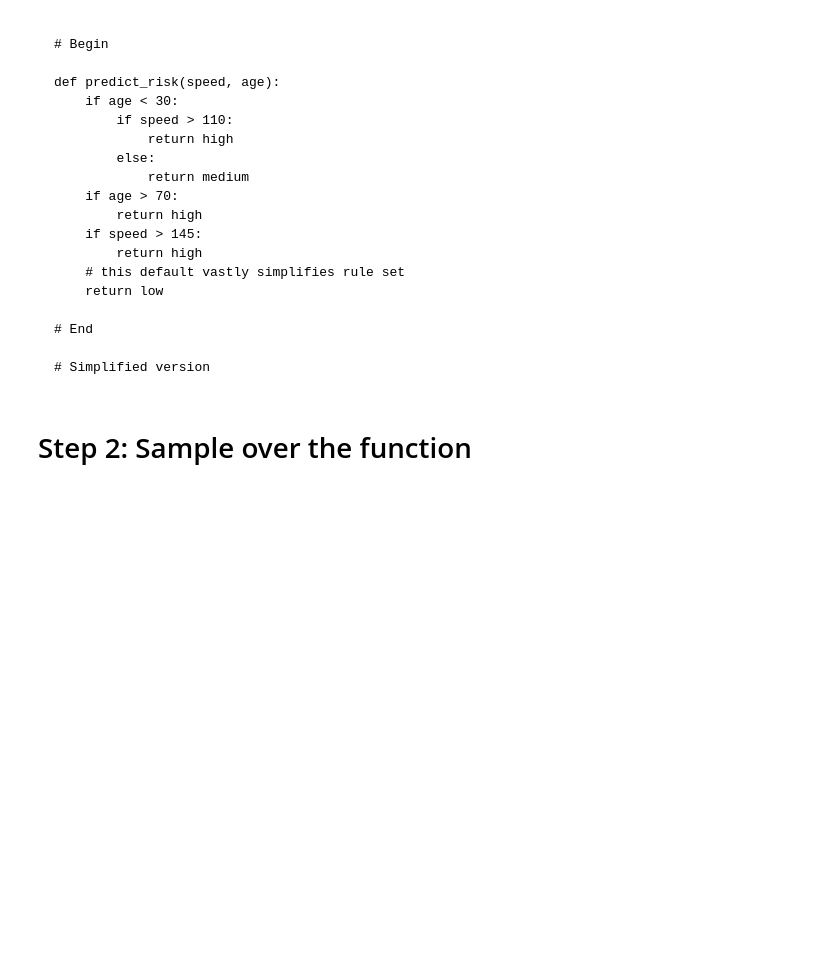
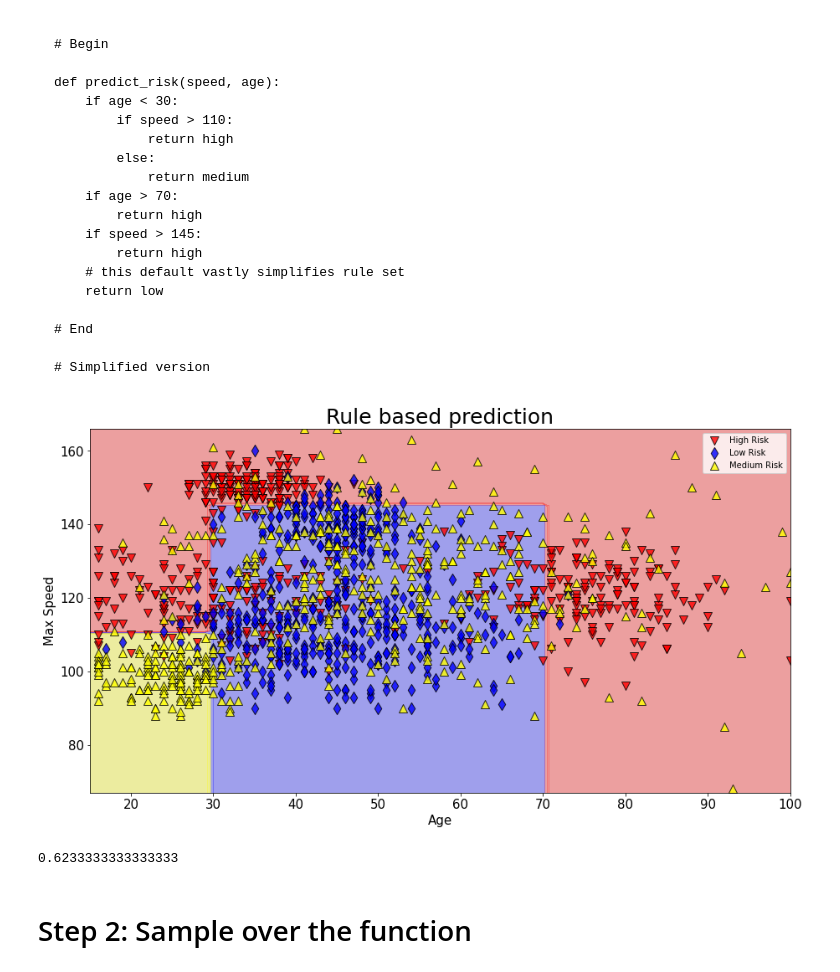
Before and after one commit to embarced/notebooks, a Jupyter notebook: sw2/sw_arch_and_refactoring.ipynb, the cells around one changed output. Saved outputs shown, nothing was run; the diff lists cells and outputs as text; code cells hidden in the pictures; blank space fills up the shorter version.

```diff
--- a/sw2/sw_arch_and_refactoring.ipynb
+++ b/sw2/sw_arch_and_refactoring.ipynb
@@ -265,6 +265,16 @@ def predict_risk(speed, age):
         return high
     # this default vastly simplifies rule set
     return low
+# %%
+plotPrediction(clf=rule_clf, x_data=X[:, 1], y_data=X[:, 0],
+               x_label='Age', y_label='Max Speed', ground_truth=y,
+                title="Rule based prediction");
+# %% [output]
+[figure, added]
+# %%
+rule_clf.score(X[:, :2], y)
+# %% [output]
+0.6233333333333333
 # %% [markdown]
 # Step 2: Sample over the function
 # %%
```
